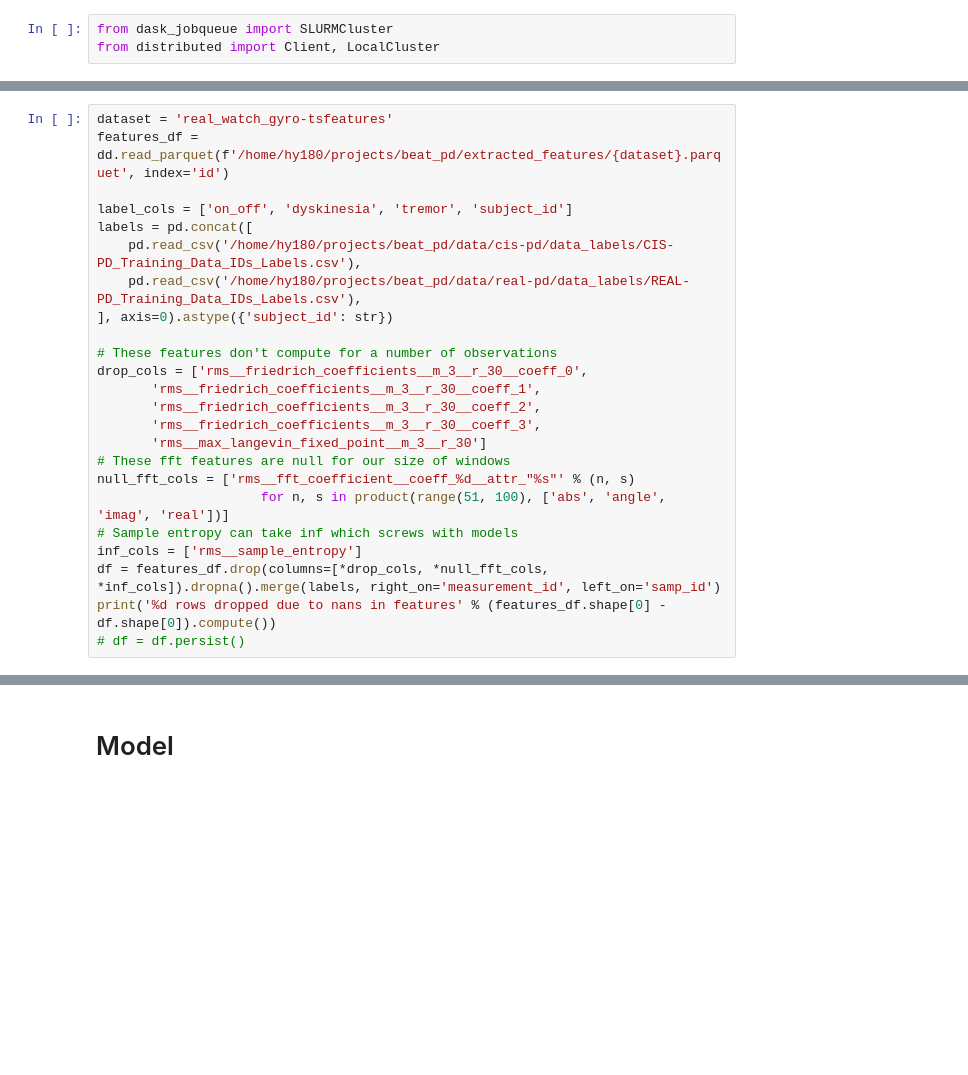
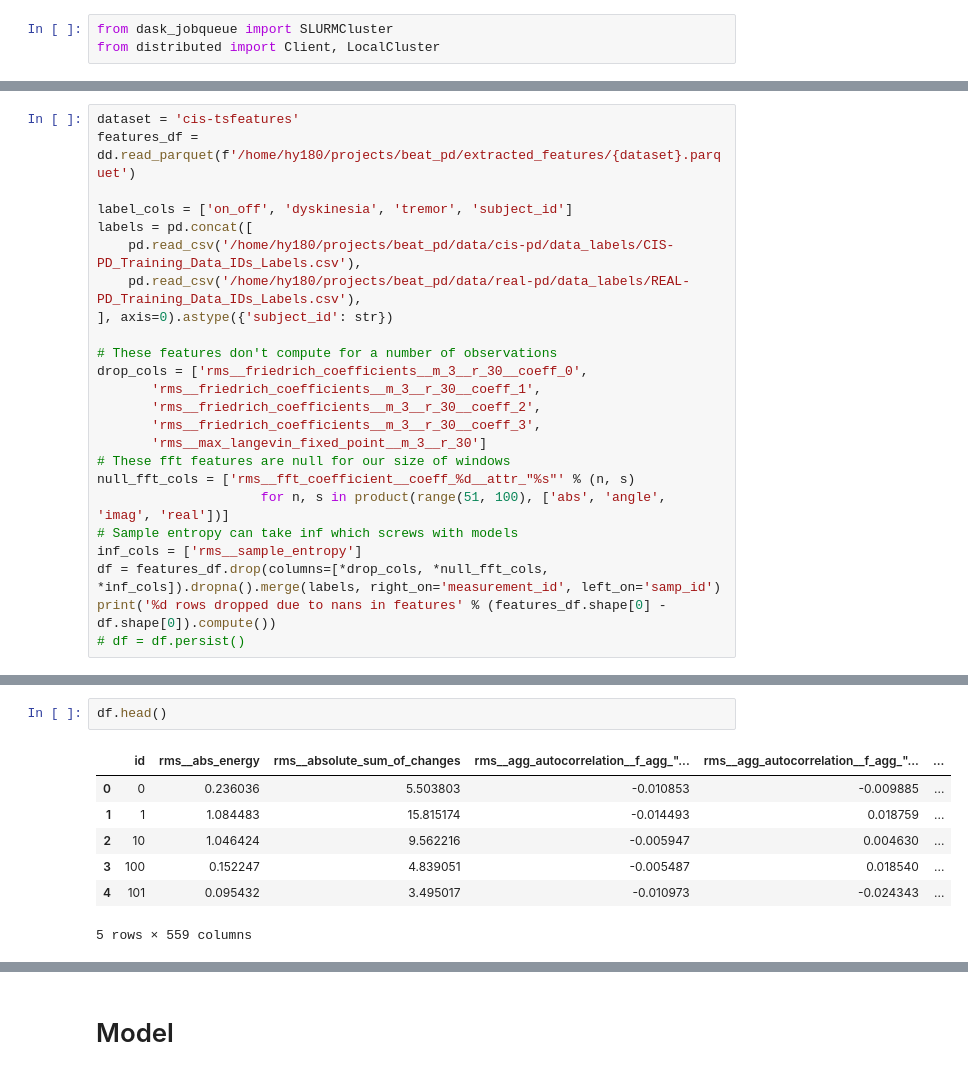
Before and after one commit to huangy6/beat_pd, a Jupyter notebook: Predictions.ipynb, the cells around one changed output, grey strips where cells are left out. Saved outputs shown, nothing was run; the diff lists cells and outputs as text; blank space fills up the shorter version.

```diff
--- a/Predictions.ipynb
+++ b/Predictions.ipynb
@@ -51,6 +43,6 @@ finally:
 # %%
-dataset = 'real_watch_gyro-tsfeatures'
-features_df = dd.read_parquet(f'/home/hy180/projects/beat_pd/extracted_features/{dataset}.parquet', index='id')
+dataset = 'cis-tsfeatures'
+features_df = dd.read_parquet(f'/home/hy180/projects/beat_pd/extracted_features/{dataset}.parquet')
 
 label_cols = ['on_off', 'dyskinesia', 'tremor', 'subject_id']
 labels = pd.concat([
@@ -74,0 +91,10 @@ print('%d rows dropped due to nans in features' % (features_df.shape[0] - df.sha
+# %%
+df.head()
+# %% [output]
+|  | id | rms__abs_energy | rms__absolute_sum_of_changes | rms__agg_autocorrelation__f_agg_"... | rms__agg_autocorrelation__f_agg_"... | ... |
+| 0 | 0 | 0.236036 | 5.503803 | -0.010853 | -0.009885 | ... |
+| 1 | 1 | 1.084483 | 15.815174 | -0.014493 | 0.018759 | ... |
+| 2 | 10 | 1.046424 | 9.562216 | -0.005947 | 0.004630 | ... |
+| 3 | 100 | 0.152247 | 4.839051 | -0.005487 | 0.018540 | ... |
+| 4 | 101 | 0.095432 | 3.495017 | -0.010973 | -0.024343 | ... |
+5 rows × 559 columns
```
Also changed, not shown: parts of 14 cells of this notebook.
